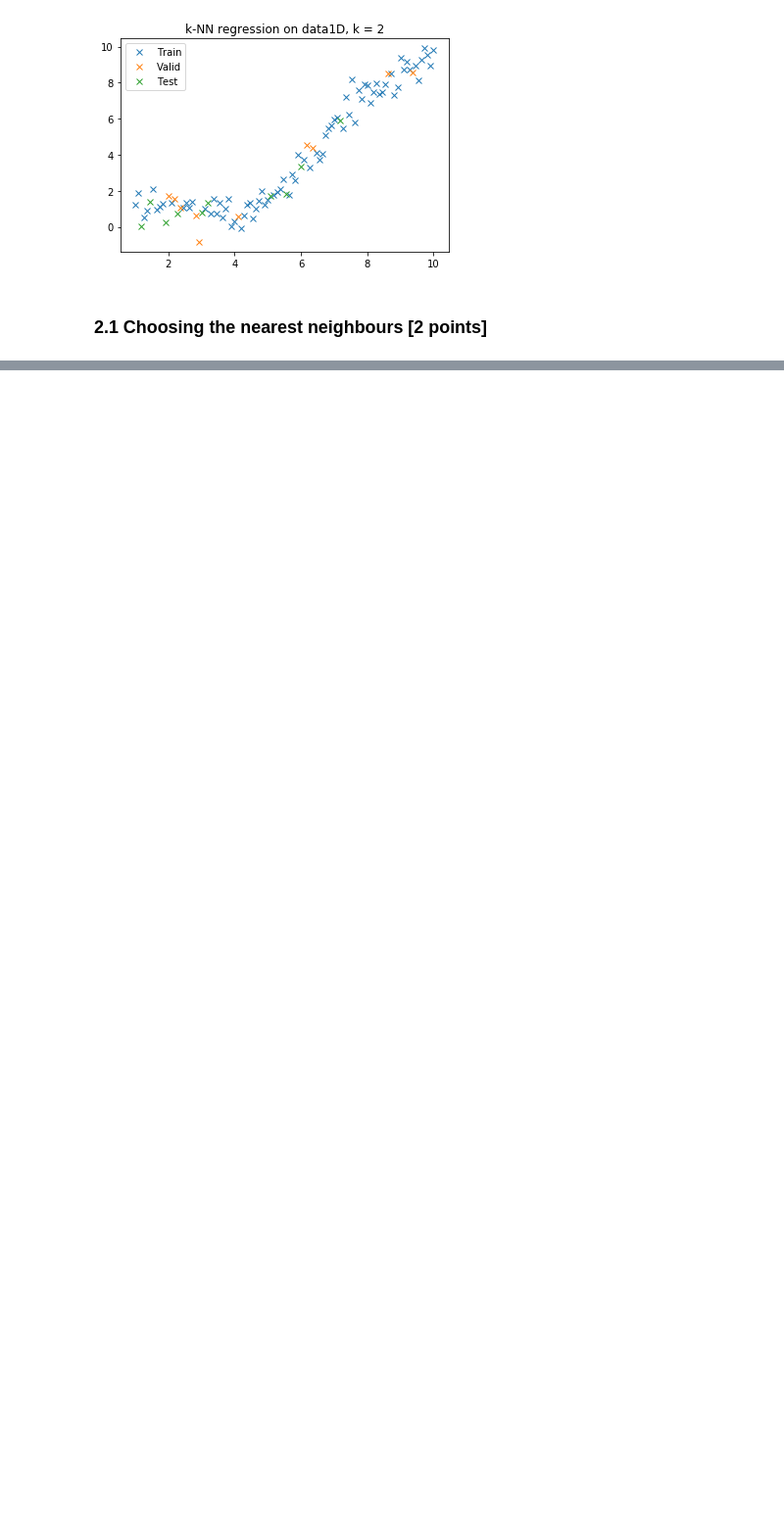
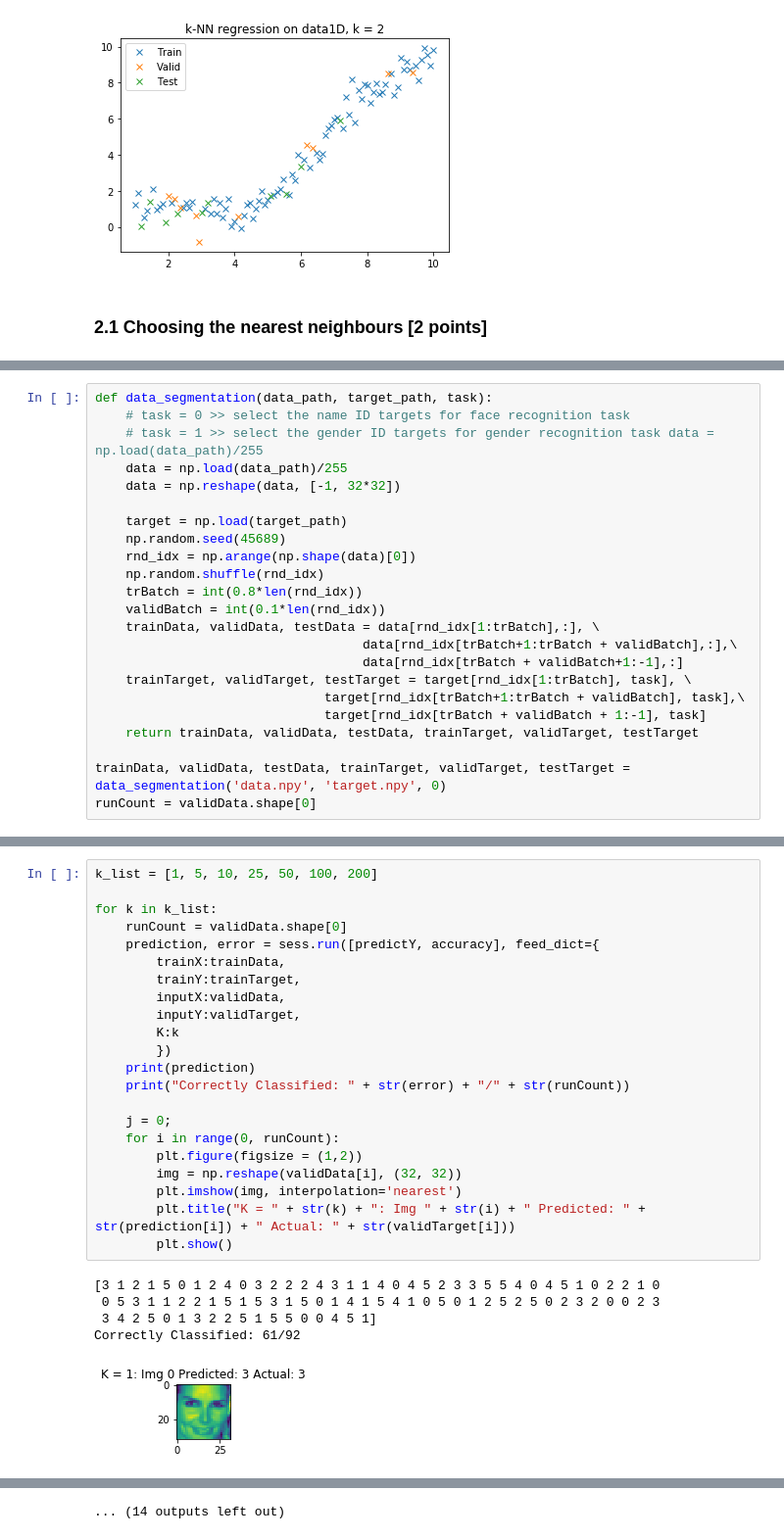
Before and after one commit to Vuwij/ECE521, a Jupyter notebook: Assignment 1/A1.ipynb, the cells around one changed output, grey strips where cells are left out. Shown: that part at 98% size. Drawn from its saved outputs; the diff is of its cells as text; blank space fills up the shorter version.

```diff
--- a/Assignment 1/A1.ipynb
+++ b/Assignment 1/A1.ipynb
@@ -197,0 +223,23 @@ Value of K for lowest MSE in valid data set is 1
+# %%
+def data_segmentation(data_path, target_path, task):
+    # task = 0 >> select the name ID targets for face recognition task
+    # task = 1 >> select the gender ID targets for gender recognition task data = np.load(data_path)/255
+    data = np.load(data_path)/255
+    data = np.reshape(data, [-1, 32*32])
+
+    target = np.load(target_path)
+    np.random.seed(45689)
+    rnd_idx = np.arange(np.shape(data)[0])
+    np.random.shuffle(rnd_idx)
+    trBatch = int(0.8*len(rnd_idx))
+    validBatch = int(0.1*len(rnd_idx))
+    trainData, validData, testData = data[rnd_idx[1:trBatch],:], \
+                                   data[rnd_idx[trBatch+1:trBatch + validBatch],:],\
+                                   data[rnd_idx[trBatch + validBatch+1:-1],:]
+    trainTarget, validTarget, testTarget = target[rnd_idx[1:trBatch], task], \
+                              target[rnd_idx[trBatch+1:trBatch + validBatch], task],\
+                              target[rnd_idx[trBatch + validBatch + 1:-1], task]
+    return trainData, validData, testData, trainTarget, validTarget, testTarget
+
+trainData, validData, testData, trainTarget, validTarget, testTarget = data_segmentation('data.npy', 'target.npy', 0)
+runCount = validData.shape[0]
@@ -197,0 +274,28 @@ Value of K for lowest MSE in valid data set is 1
+# %%
+k_list = [1, 5, 10, 25, 50, 100, 200]
+
+for k in k_list:
+    runCount = validData.shape[0]
+    prediction, error = sess.run([predictY, accuracy], feed_dict={
+        trainX:trainData,
+        trainY:trainTarget,
+        inputX:validData,
+        inputY:validTarget,
+        K:k
+        })
+    print(prediction)
+    print("Correctly Classified: " + str(error) + "/" + str(runCount))
+
+    j = 0;
+    for i in range(0, runCount):
+        plt.figure(figsize = (1,2))
+        img = np.reshape(validData[i], (32, 32))
+        plt.imshow(img, interpolation='nearest')
+        plt.title("K = " + str(k) + ": Img " + str(i) + " Predicted: " + str(prediction[i]) + " Actual: " + str(validTarget[i]))
+        plt.show()
+# %% [output]
+[3 1 2 1 5 0 1 2 4 0 3 2 2 2 4 3 1 1 4 0 4 5 2 3 3 5 5 4 0 4 5 1 0 2 2 1 0
+ 0 5 3 1 1 2 2 1 5 1 5 3 1 5 0 1 4 1 5 4 1 0 5 0 1 2 5 2 5 0 2 3 2 0 0 2 3
+ 3 4 2 5 0 1 3 2 2 5 1 5 5 0 0 4 5 1]
+Correctly Classified: 61/92
+[figure, added]
@@ -197,0 +312 @@ Value of K for lowest MSE in valid data set is 1
+... (14 outputs left out)
```
Also changed, not shown: parts of 11 cells of this notebook.
